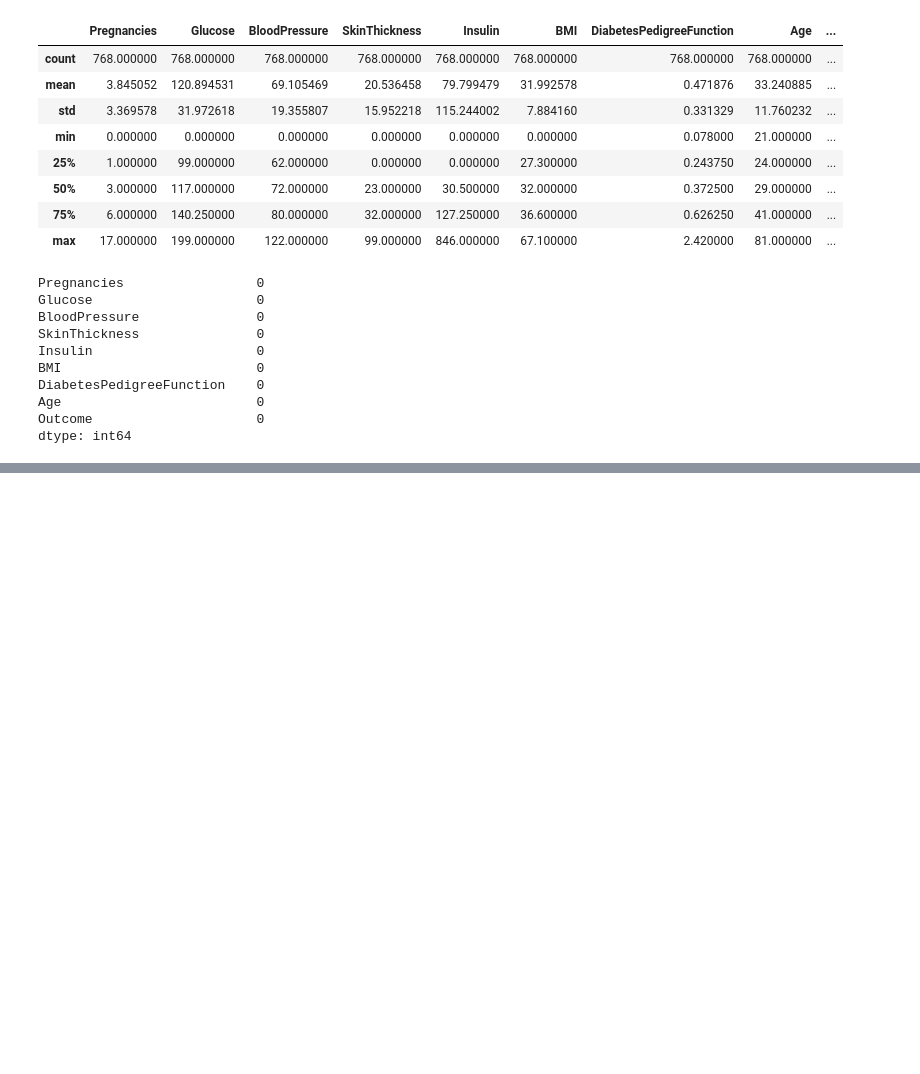
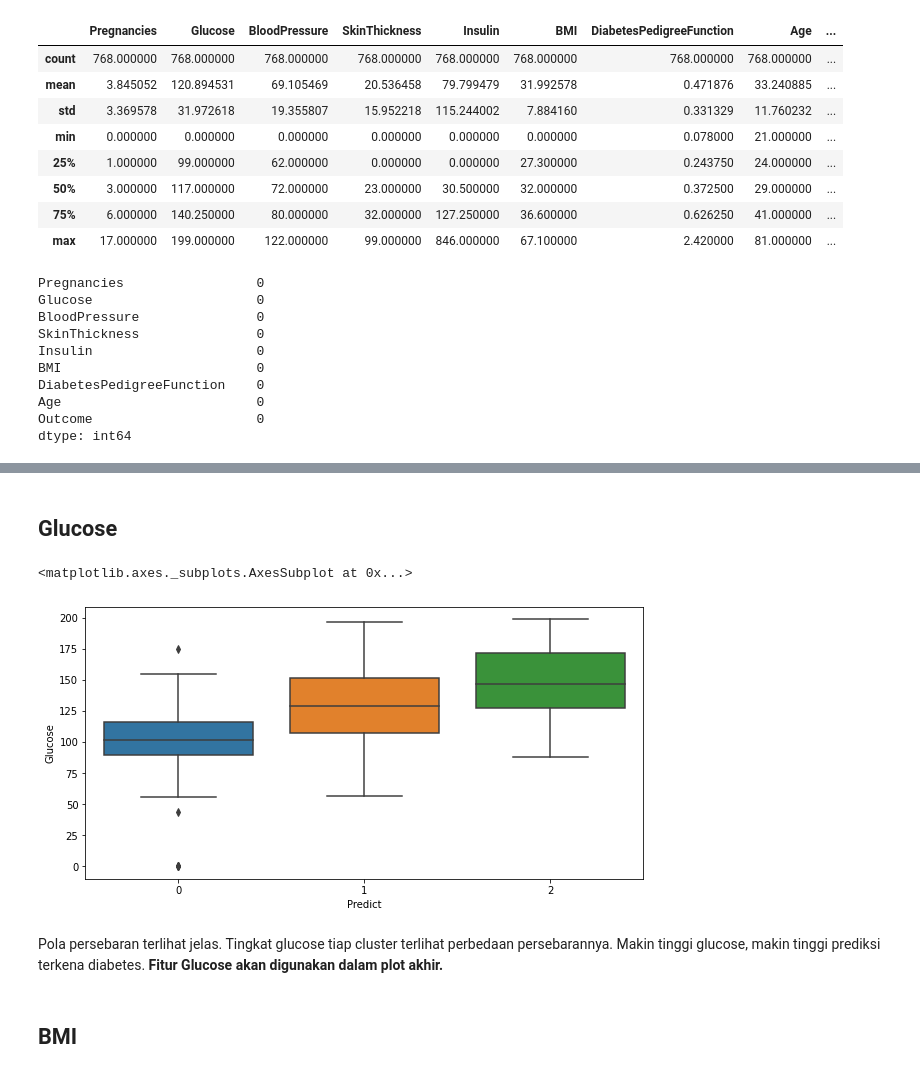
Before and after one commit to ArjunaWahyu/flask-ML, a Jupyter notebook: model/Diabetes_Model.ipynb, the cells around one changed output, grey strips where cells are left out. Drawn from its saved outputs; the diff is of its cells as text; code cells hidden in the pictures; blank space fills up the shorter version.

```diff
--- a/model/Diabetes_Model.ipynb
+++ b/model/Diabetes_Model.ipynb
@@ -217,0 +243,11 @@ Outcome
+# %% [markdown]
+## Glucose
+# %%
+sns.boxplot(x = plotDF['Predict'], y =plotDF['Glucose'])
+# %% [output]
+<matplotlib.axes._subplots.AxesSubplot at 0x...>
+[figure, added]
+# %% [markdown]
+Pola persebaran terlihat jelas. Tingkat glucose tiap cluster terlihat perbedaan persebarannya. Makin tinggi glucose, makin tinggi prediksi terkena diabetes. **Fitur Glucose akan digunakan dalam plot akhir.**
+# %% [markdown]
+## BMI
```
Also changed, not shown: parts of 38 cells of this notebook, 1 other file.
